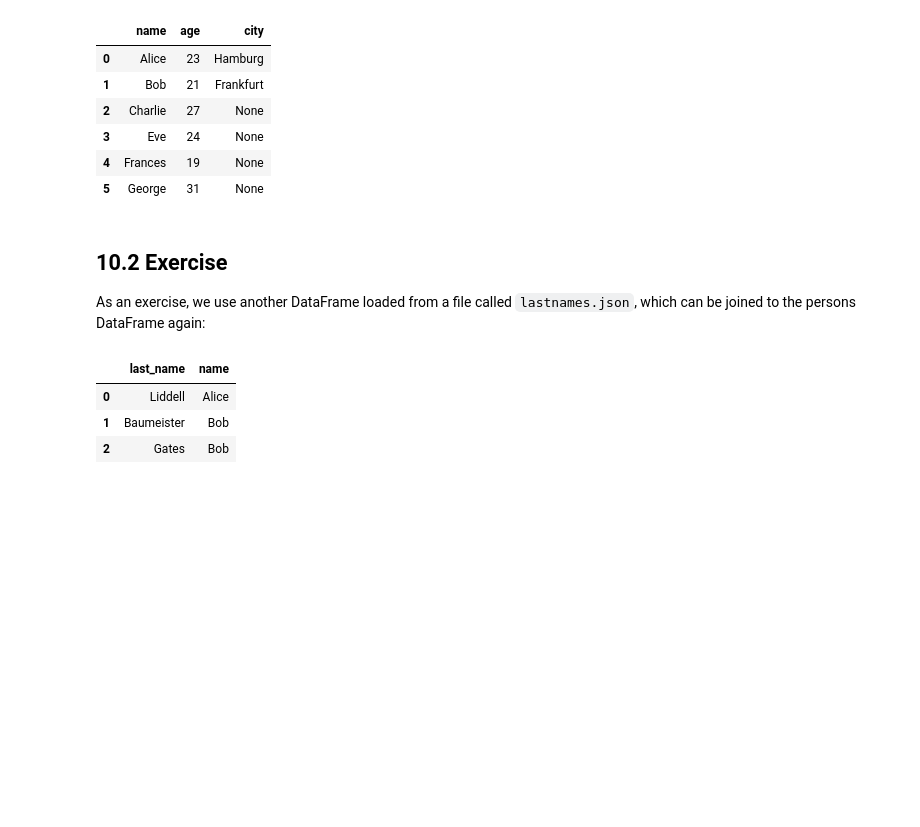
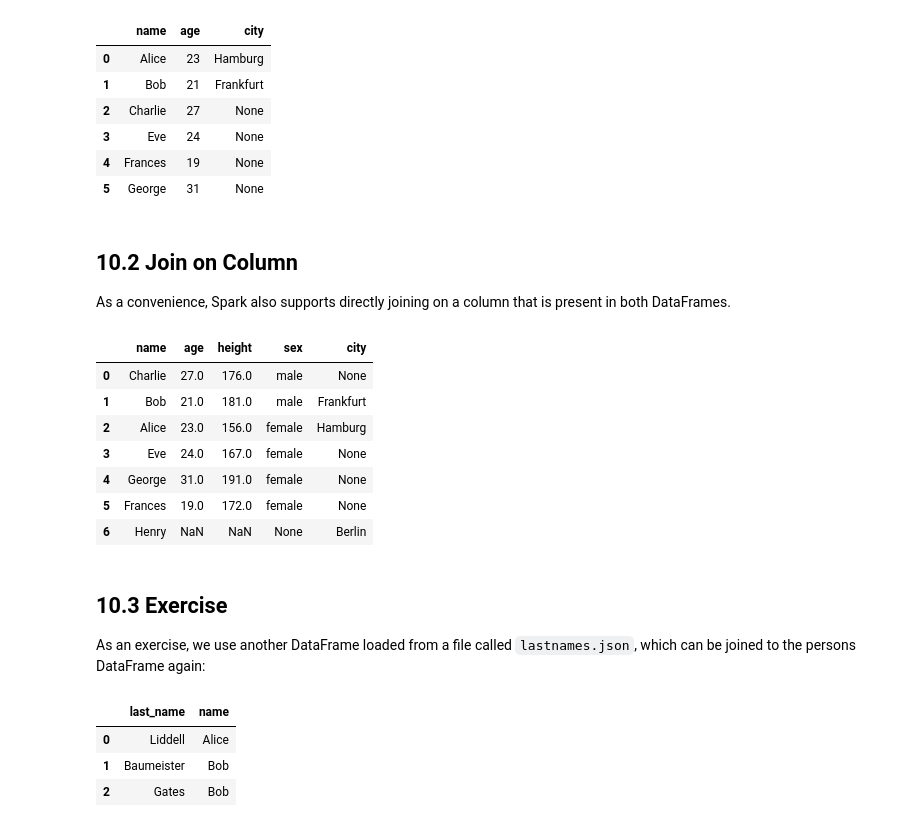
Before and after one commit to dimajix/spark-training, a Jupyter notebook: spark-python/jupyter-pyspark/PySpark DataFrame Full.ipynb, the cells around one changed output. Cells and saved outputs as stored; diff of their text form; code cells hidden in the pictures; blank space fills up the shorter version.

```diff
--- a/spark-python/jupyter-pyspark/PySpark DataFrame Full.ipynb
+++ b/spark-python/jupyter-pyspark/PySpark DataFrame Full.ipynb
@@ -616,8 +692,24 @@ result.toPandas()
 | 3 | Eve | 24 | None |
 | 4 | Frances | 19 | None |
 | 5 | George | 31 | None |
+# %% [markdown]
+## 10.2 Join on Column
+
+As a convenience, Spark also supports directly joining on a column that is present in both DataFrames.
+# %%
+result = persons.join(addresses, ["name"], how="outer")
+result.toPandas()
+# %% [output]
+|  | name | age | height | sex | city |
+| 0 | Charlie | 27.0 | 176.0 | male | None |
+| 1 | Bob | 21.0 | 181.0 | male | Frankfurt |
+| 2 | Alice | 23.0 | 156.0 | female | Hamburg |
+| 3 | Eve | 24.0 | 167.0 | female | None |
+| 4 | George | 31.0 | 191.0 | female | None |
+| 5 | Frances | 19.0 | 172.0 | female | None |
+| 6 | Henry | NaN | NaN | None | Berlin |
 # %% [markdown]
-## 10.2 Exercise
+## 10.3 Exercise
 
 As an exercise, we use another DataFrame loaded from a file called `lastnames.json`, which can be joined to the persons DataFrame again:
 # %%
```
Also changed, not shown: parts of 38 cells of this notebook, 1 other file.
